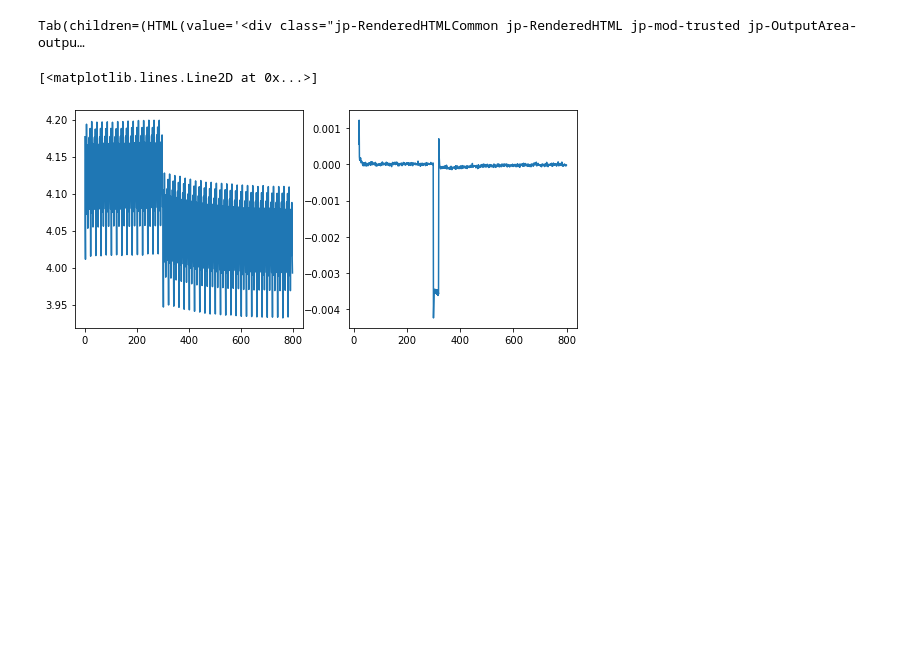
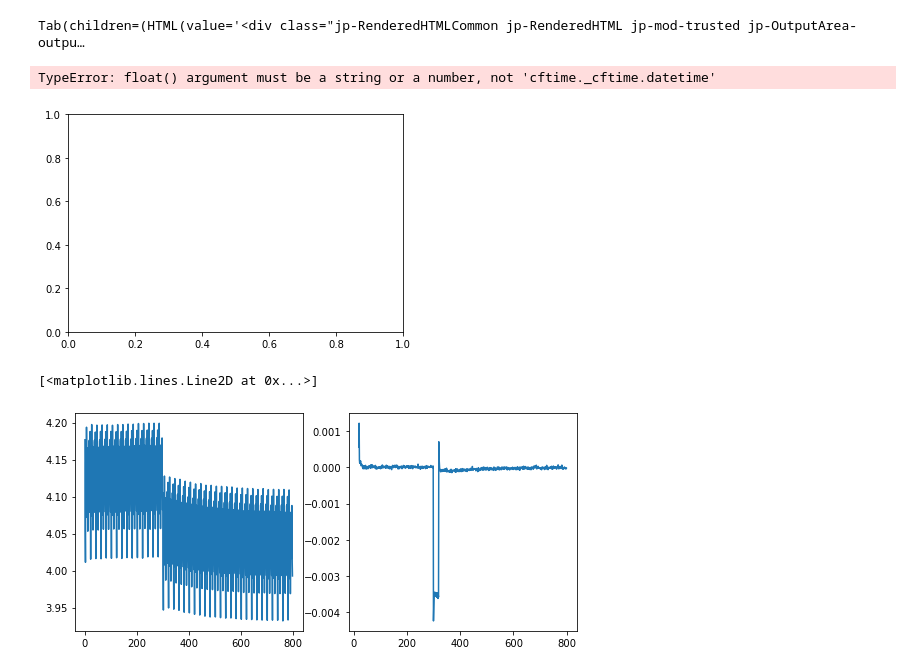
Before and after one commit to djk2120/ctsm_trendy_2022, a Jupyter notebook: spinup.ipynb, the cells around one changed output. Drawn from its saved outputs; the diff is of its cells as text; code cells hidden in the pictures; blank space fills up the shorter version.

```diff
--- a/spinup.ipynb
+++ b/spinup.ipynb
@@ -34,3 +36,22 @@ Tab(children=(HTML(value='<div class="jp-RenderedHTMLCommon jp-RenderedHTML jp-m
+# %%
+d='/glade/scratch/djk2120/archive/TRENDY2022_f09_S2/lnd/hist/'
+files = []
+for yy in 1901+np.arange(60):
+    for mm in 1+np.arange(12):
+        f='TRENDY2022_f09_S2.clm2.h0.'+str(yy)+'-'+str(mm).zfill(2)+'.nc'
+        files.append(d+f)
+# %%
+def preprocess(ds):
+    return ds[dvs]
+# %%
+ds=xr.open_mfdataset(files,combine='nested',concat_dim='time',parallel=True,preprocess=preprocess)
+# %%
+ds['time']=xr.cftime_range(str(1901),periods=len(ds.time),freq='MS')
+# %%
+ds.FSDS.mean(dim=['lat','lon']).plot.line('.')
+# %% [output]
+TypeError: float() argument must be a string or a number, not 'cftime._cftime.datetime'
+[figure, added]
 # %%
 dvs=['TOTVEGC','TOTECOSYSC','GPP','NPP','TOTSOMC','TWS']
 d='/glade/scratch/djk2120/archive/TRENDY2022_f09_spinPostAD/lnd/hist/'
```
Also changed, not shown: parts of 2 cells of this notebook, 8 other files.
